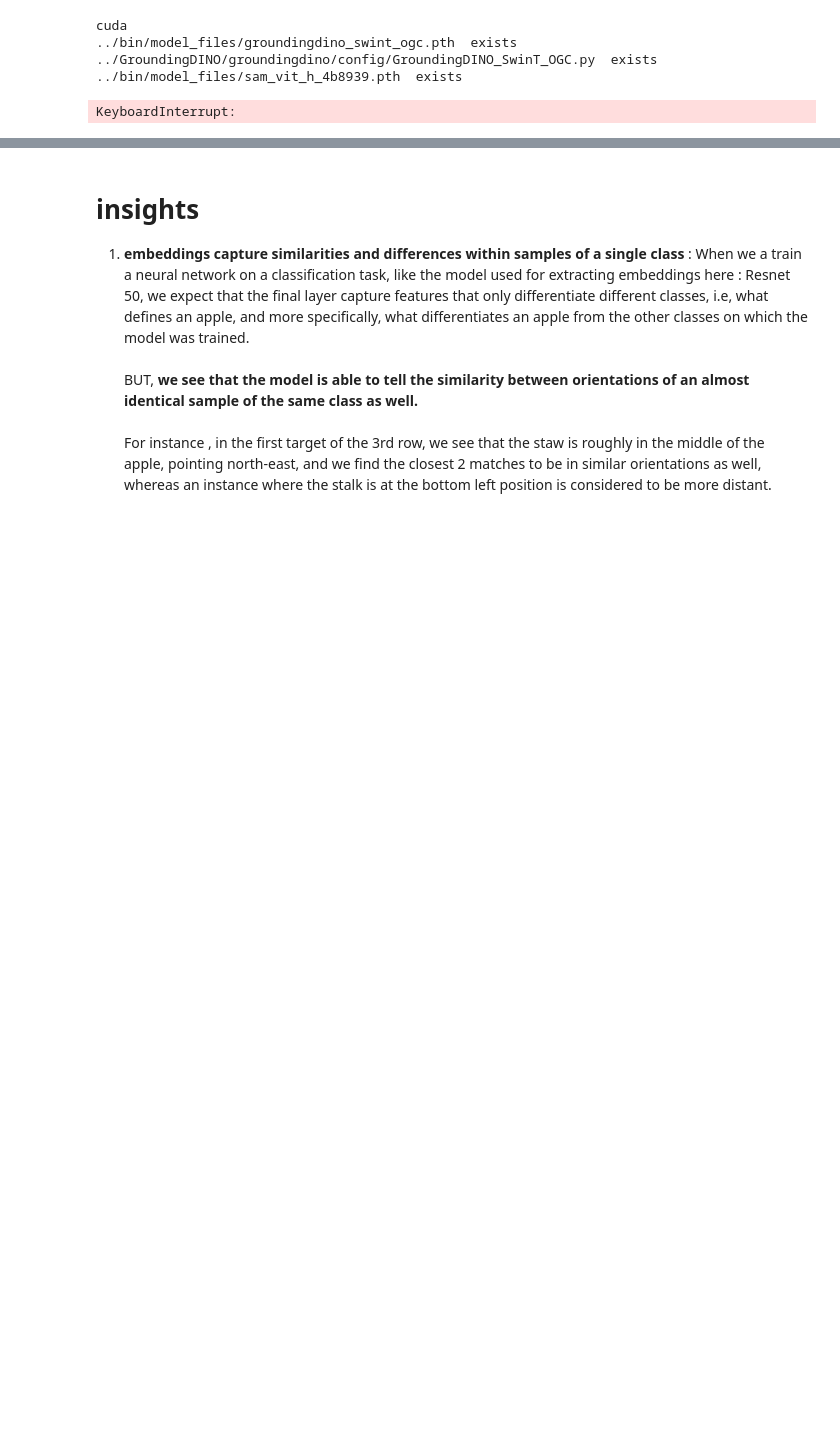
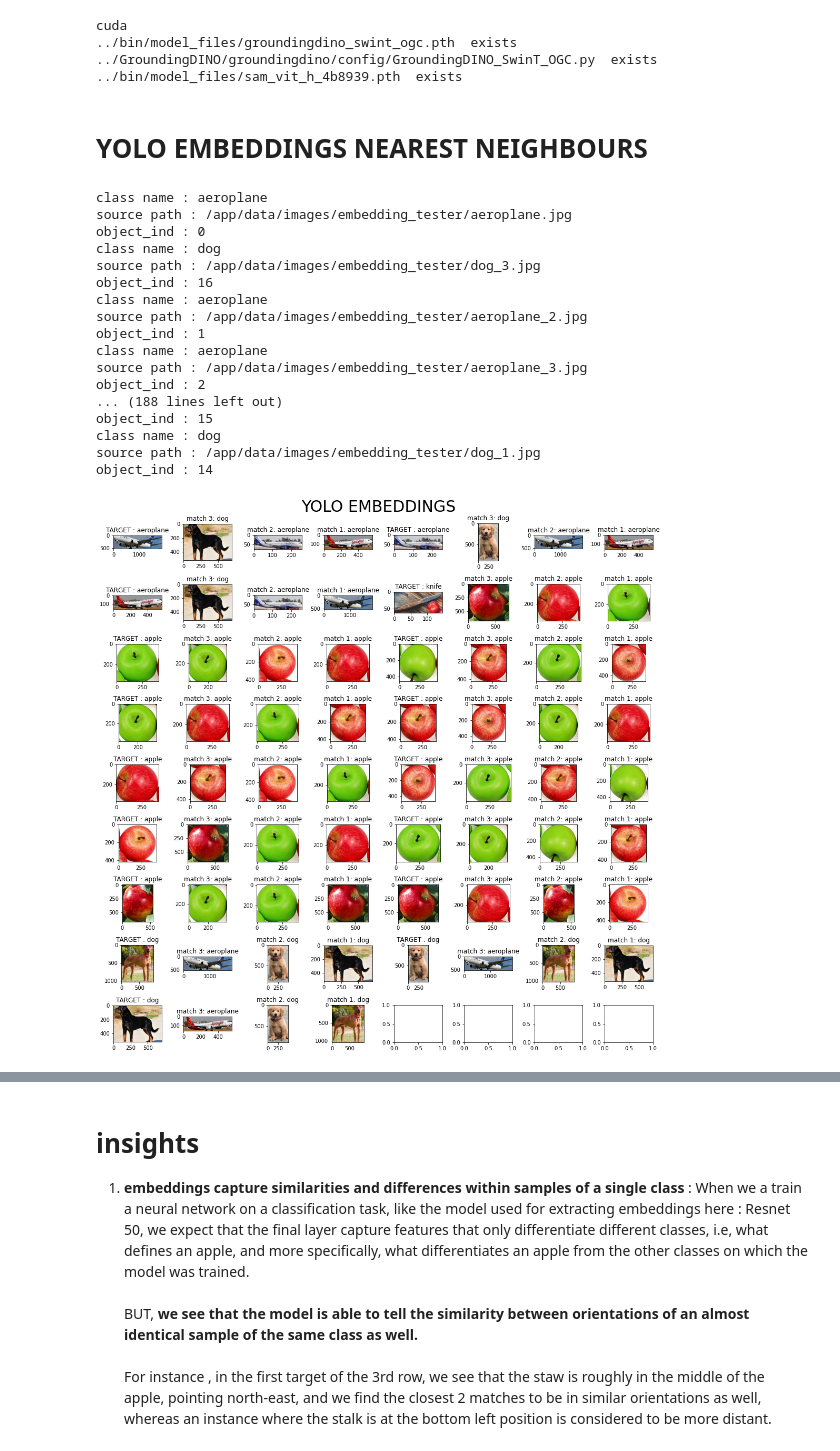
Before and after one commit to kumar-selvakumaran/embeddings_deep_dive, a Jupyter notebook: src/embedding_analyzer.ipynb, the cells around one changed output, grey strips where cells are left out. Drawn from its saved outputs; the diff is of its cells as text; code cells hidden in the pictures; blank space fills up the shorter version.

```diff
--- a/src/embedding_analyzer.ipynb
+++ b/src/embedding_analyzer.ipynb
@@ -39,17 +39,3 @@ cuda
 ../bin/model_files/groundingdino_swint_ogc.pth  exists
 ../GroundingDINO/groundingdino/config/GroundingDINO_SwinT_OGC.py  exists
 ../bin/model_files/sam_vit_h_4b8939.pth  exists
-# %%
-import os
-import uuid
-import numpy as np
-
-from utils.data_utils import load_object_from_file
-
-
-
-results_path = "/app/bin/results/"
-embedding_matrix = load_object_from_file(os.path.join(results_path,"embedding_matrix_bf0a8f0be08854a59dccf7b0ba0bb93f.pkl"))
-embedding_details = load_object_from_file(os.path.join(results_path, "embedding_details_bf0a8f0be08854a59dccf7b0ba0bb93f.pkl"))
-# %% [output]
-KeyboardInterrupt:
@@ -59,0 +42,40 @@ neighbours_inds = get_k_nearest(embedding_matrix, embedding_details["class_names
+# %% [markdown]
+# YOLO EMBEDDINGS NEAREST NEIGHBOURS
+# %%
+import os
+import uuid
+import numpy as np
+
+from utils.data_utils import load_object_from_file
+from utils.viz_utils import concise_ims_and_plots, plot_neighbours
+from utils.distance_utils import get_k_nearest
+
+
+results_path = "/app/bin/results/"
+
+
+embedding_matrix = load_object_from_file(os.path.join(results_path,"embedding_matrix_2f6dd8bd6b585368b23d5b7e6e065772_yolo.pkl"))
+embedding_details = load_object_from_file(os.path.join(results_path, "embedding_details_2f6dd8bd6b585368b23d5b7e6e065772_yolo.pkl"))
+
+neighbours_inds = get_k_nearest(embedding_matrix, embedding_details["class_names"], 3)
+
+plot_neighbours(embedding_details, neighbours_inds, masks_available = False, title = 'YOLO EMBEDDINGS')
+# %% [output]
+class name : aeroplane
+source path : /app/data/images/embedding_tester/aeroplane.jpg
+object_ind : 0
+class name : dog
+source path : /app/data/images/embedding_tester/dog_3.jpg
+object_ind : 16
+class name : aeroplane
+source path : /app/data/images/embedding_tester/aeroplane_2.jpg
+object_ind : 1
+class name : aeroplane
+source path : /app/data/images/embedding_tester/aeroplane_3.jpg
+object_ind : 2
+... (188 lines left out)
+object_ind : 15
+class name : dog
+source path : /app/data/images/embedding_tester/dog_1.jpg
+object_ind : 14
+[figure, added]
```
Also changed, not shown: parts of 6 cells of this notebook, 24 other files.
